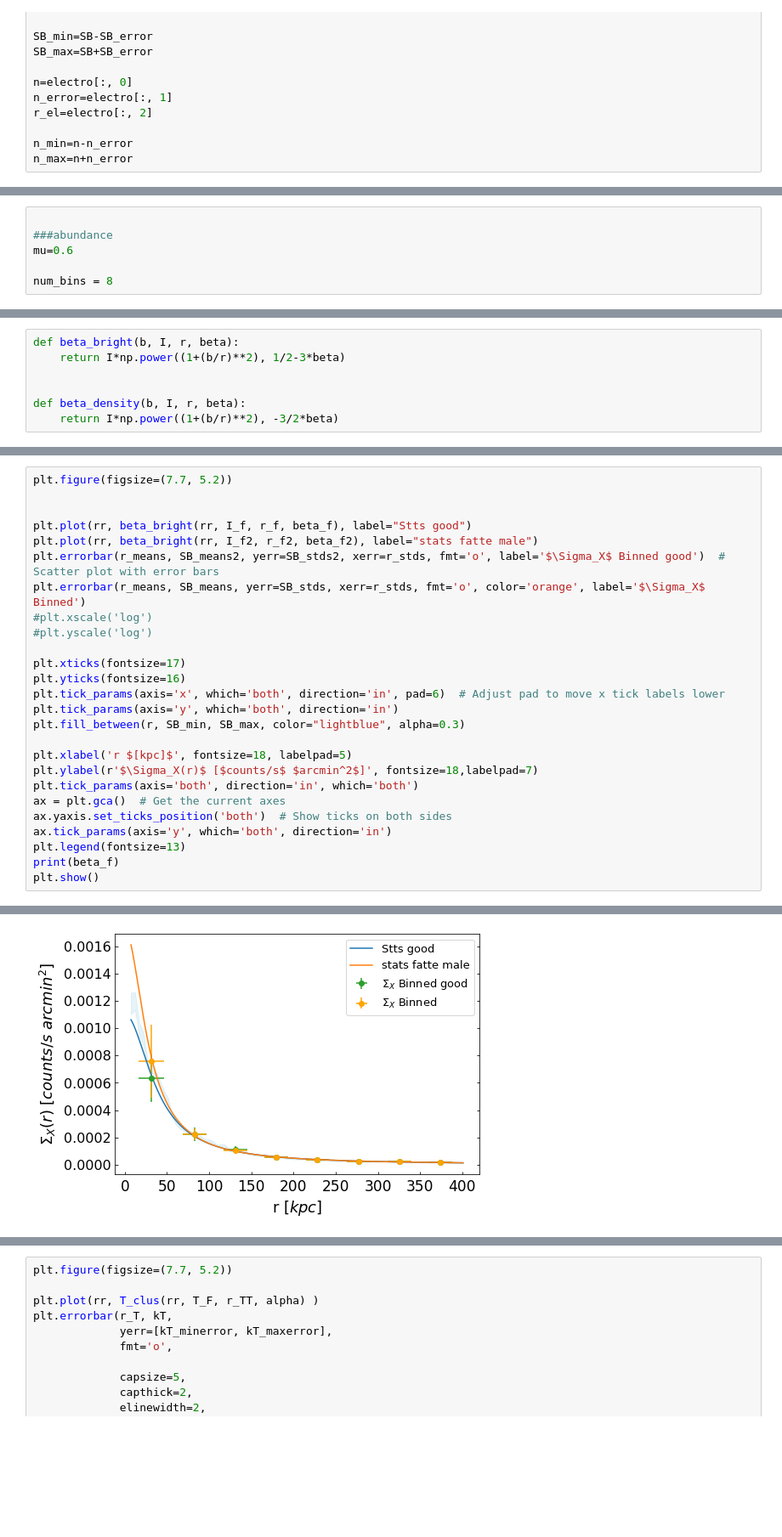
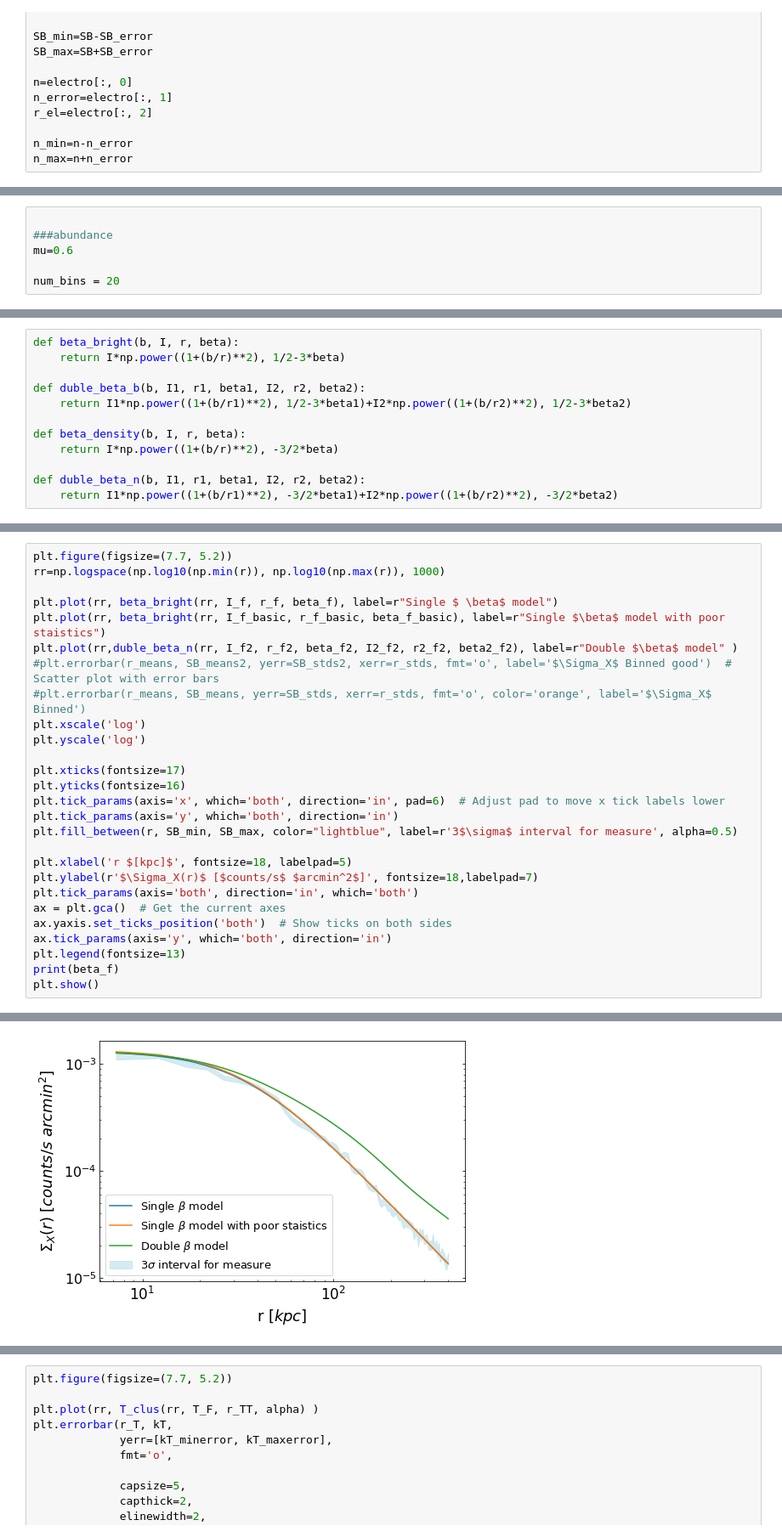
Before and after one commit to lorevannini/Cluster_exercise, a Jupyter notebook: Exrcise.ipynb, the cells around one changed output, grey strips where cells are left out. Shown at 85% size. Cells and saved outputs as stored; diff of their text form; blank space fills up the shorter version.

```diff
--- a/Exrcise.ipynb
+++ b/Exrcise.ipynb
@@ -74,4 +85,4 @@ n_max=n+n_error
 ###abundance
 mu=0.6
 
-num_bins = 8
+num_bins = 20
@@ -212,7 +257,12 @@ plt.show()
 def beta_bright(b, I, r, beta):
     return I*np.power((1+(b/r)**2), 1/2-3*beta)
 
+def duble_beta_b(b, I1, r1, beta1, I2, r2, beta2):
+    return I1*np.power((1+(b/r1)**2), 1/2-3*beta1)+I2*np.power((1+(b/r2)**2), 1/2-3*beta2)
 
 def beta_density(b, I, r, beta):
     return I*np.power((1+(b/r)**2), -3/2*beta)
+
+def duble_beta_n(b, I1, r1, beta1, I2, r2, beta2):
+    return I1*np.power((1+(b/r1)**2), -3/2*beta1)+I2*np.power((1+(b/r2)**2), -3/2*beta2)
 # %%
@@ -238,19 +319,20 @@ rr=np.logspace(np.log10(np.min(r)), np.log10(np.max(r)), 1000)
 # %%
 plt.figure(figsize=(7.7, 5.2))
+rr=np.logspace(np.log10(np.min(r)), np.log10(np.max(r)), 1000)
 
-
-plt.plot(rr, beta_bright(rr, I_f, r_f, beta_f), label="Stts good")
-plt.plot(rr, beta_bright(rr, I_f2, r_f2, beta_f2), label="stats fatte male")
-plt.errorbar(r_means, SB_means2, yerr=SB_stds2, xerr=r_stds, fmt='o', label='$\Sigma_X$ Binned good')  # Scatter plot with error bars
-plt.errorbar(r_means, SB_means, yerr=SB_stds, xerr=r_stds, fmt='o', color='orange', label='$\Sigma_X$ Binned')
-#plt.xscale('log')
-#plt.yscale('log')
+plt.plot(rr, beta_bright(rr, I_f, r_f, beta_f), label=r"Single $ \beta$ model")
+plt.plot(rr, beta_bright(rr, I_f_basic, r_f_basic, beta_f_basic), label=r"Single $\beta$ model with poor staistics")
+plt.plot(rr,duble_beta_n(rr, I_f2, r_f2, beta_f2, I2_f2, r2_f2, beta2_f2), label=r"Double $\beta$ model" )
+#plt.errorbar(r_means, SB_means2, yerr=SB_stds2, xerr=r_stds, fmt='o', label='$\Sigma_X$ Binned good')  # Scatter plot with error bars
+#plt.errorbar(r_means, SB_means, yerr=SB_stds, xerr=r_stds, fmt='o', color='orange', label='$\Sigma_X$ Binned')
+plt.xscale('log')
+plt.yscale('log')
 
 plt.xticks(fontsize=17)
 plt.yticks(fontsize=16)
 plt.tick_params(axis='x', which='both', direction='in', pad=6)  # Adjust pad to move x tick labels lower
 plt.tick_params(axis='y', which='both', direction='in')
-plt.fill_between(r, SB_min, SB_max, color="lightblue", alpha=0.3)
+plt.fill_between(r, SB_min, SB_max, color="lightblue", label=r'3$\sigma$ interval for measure', alpha=0.5)
 
 plt.xlabel('r $[kpc]$', fontsize=18, labelpad=5)
 plt.ylabel(r'$\Sigma_X(r)$ [$counts/s$ $arcmin^2$]', fontsize=18,labelpad=7)
@@ -266,2 +348,2 @@ plt.show()
-[figure, old version]
+[figure, new version]
 # %%
```
Also changed, not shown: parts of 40 cells of this notebook.
